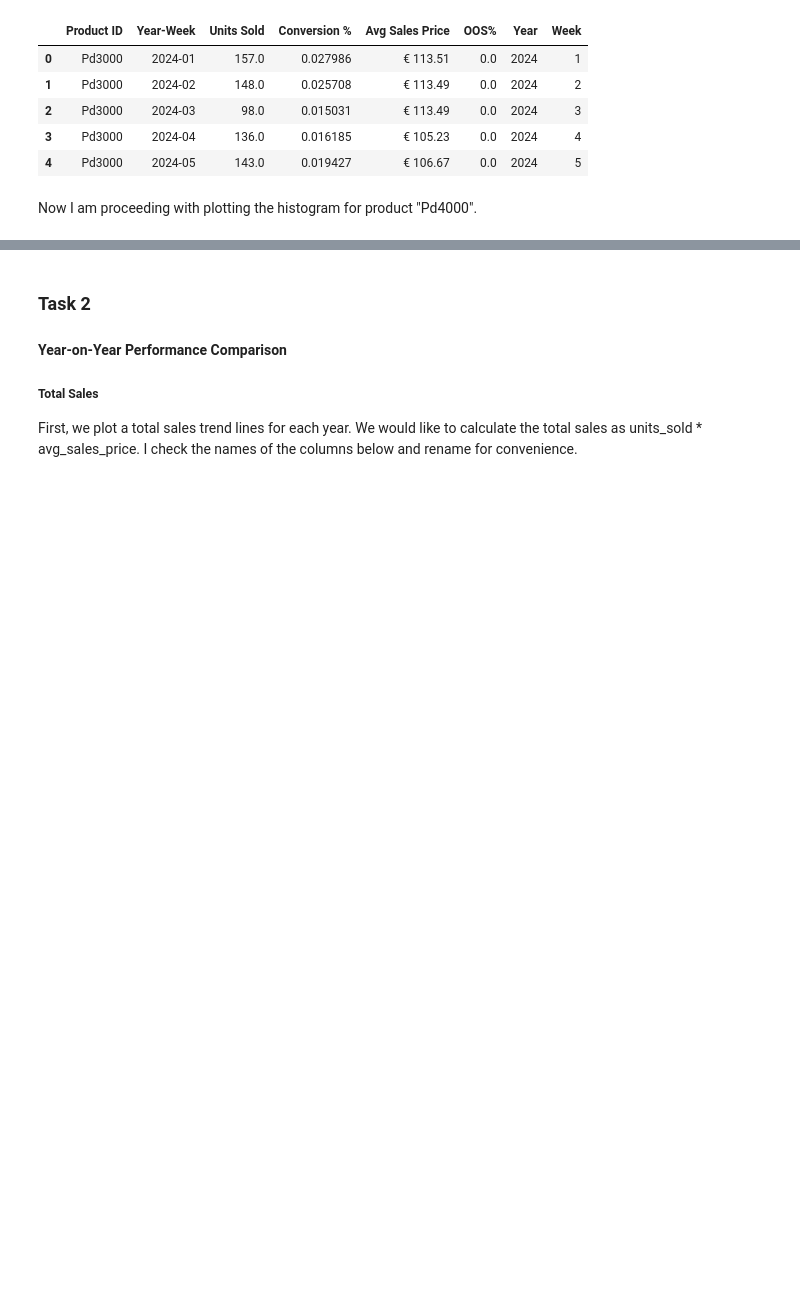
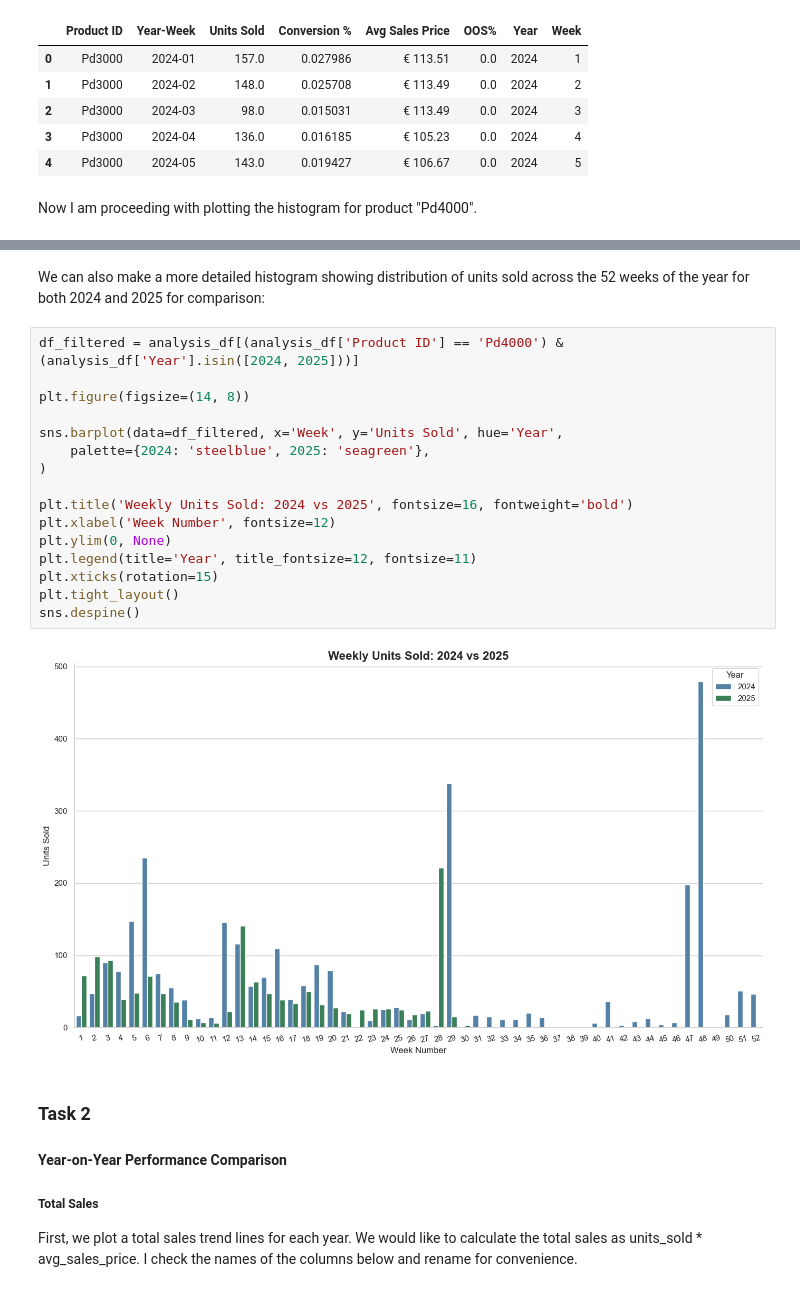
Before and after one commit to kseniyapiven/eCom, a Jupyter notebook: notebooks/analysis.ipynb, the cells around one changed output, grey strips where cells are left out. Saved outputs shown, nothing was run; the diff lists cells and outputs as text; blank space fills up the shorter version.

```diff
--- a/notebooks/analysis.ipynb
+++ b/notebooks/analysis.ipynb
@@ -40,3 +54,23 @@ Now I am proceeding with plotting the histogram for product "Pd4000".
+# %% [markdown]
+We can also make a more detailed histogram showing distribution of units sold across the 52 weeks of the year for both 2024 and 2025 for comparison:
+# %%
+df_filtered = analysis_df[(analysis_df['Product ID'] == 'Pd4000') & (analysis_df['Year'].isin([2024, 2025]))]
+
+plt.figure(figsize=(14, 8))
+
+sns.barplot(data=df_filtered, x='Week', y='Units Sold', hue='Year',
+    palette={2024: 'steelblue', 2025: 'seagreen'},
+)
+
+plt.title('Weekly Units Sold: 2024 vs 2025', fontsize=16, fontweight='bold')
+plt.xlabel('Week Number', fontsize=12)
+plt.ylim(0, None)
+plt.legend(title='Year', title_fontsize=12, fontsize=11)
+plt.xticks(rotation=15)
+plt.tight_layout()
+sns.despine()
+# %% [output]
+[figure, added]
 # %% [markdown]
 ### Task 2
 #### Year-on-Year Performance Comparison
```
Also changed, not shown: parts of 2 cells of this notebook.
